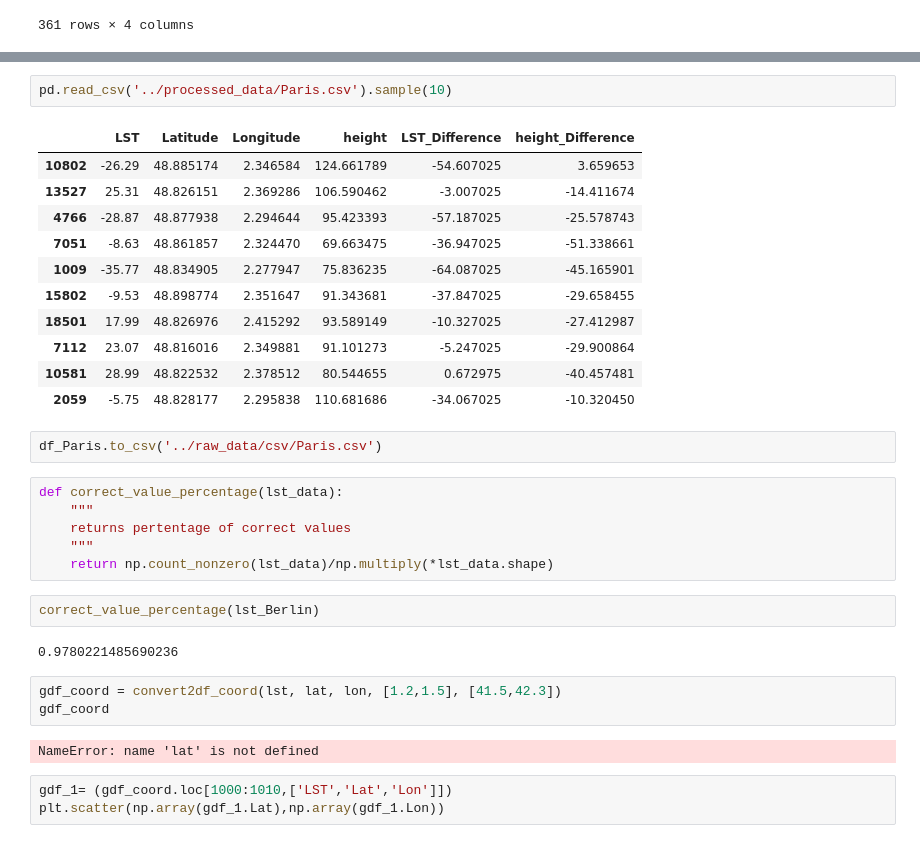
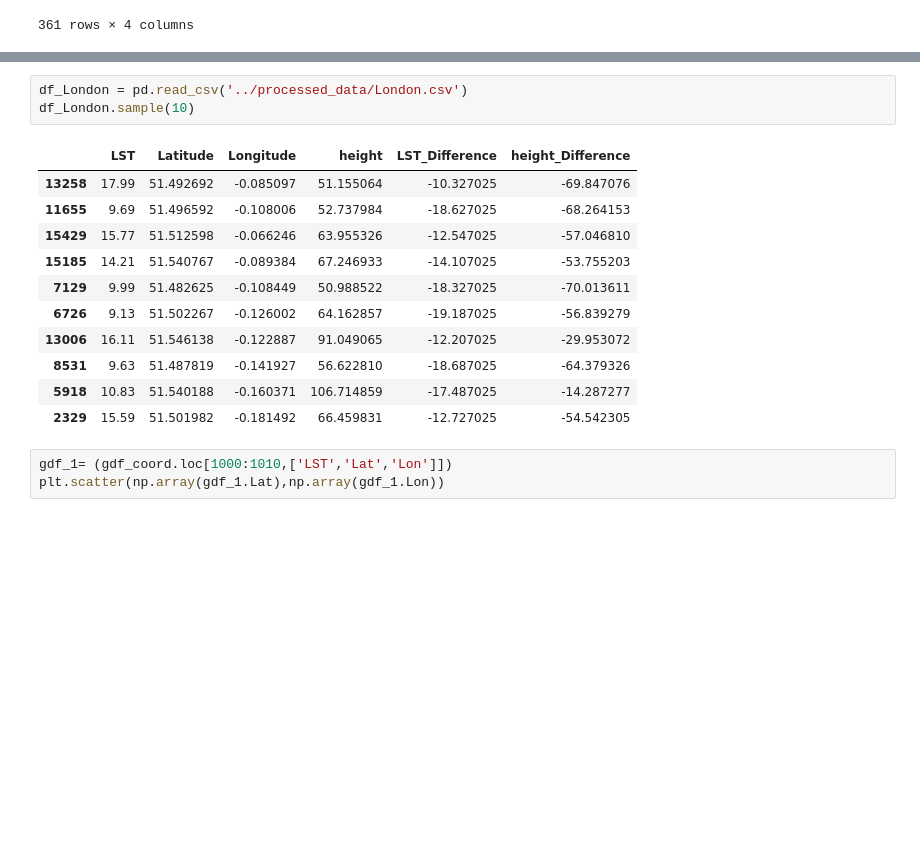
Before and after one commit to b-fa-ce/future_proofing_cities, a Jupyter notebook: notebooks/notebook.ipynb, the cells around one changed output, grey strips where cells are left out. Drawn from its saved outputs; the diff is of its cells as text; blank space fills up the shorter version.

```diff
--- a/notebooks/notebook.ipynb
+++ b/notebooks/notebook.ipynb
@@ -488,34 +337,18 @@ import pandas as pd
 # %%
-pd.read_csv('../processed_data/Paris.csv').sample(10)
+df_London = pd.read_csv('../processed_data/London.csv')
+df_London.sample(10)
 # %% [output]
 |  | LST | Latitude | Longitude | height | LST_Difference | height_Difference |
-| 10802 | -26.29 | 48.885174 | 2.346584 | 124.661789 | -54.607025 | 3.659653 |
-| 13527 | 25.31 | 48.826151 | 2.369286 | 106.590462 | -3.007025 | -14.411674 |
-| 4766 | -28.87 | 48.877938 | 2.294644 | 95.423393 | -57.187025 | -25.578743 |
-| 7051 | -8.63 | 48.861857 | 2.324470 | 69.663475 | -36.947025 | -51.338661 |
-| 1009 | -35.77 | 48.834905 | 2.277947 | 75.836235 | -64.087025 | -45.165901 |
-| 15802 | -9.53 | 48.898774 | 2.351647 | 91.343681 | -37.847025 | -29.658455 |
-| 18501 | 17.99 | 48.826976 | 2.415292 | 93.589149 | -10.327025 | -27.412987 |
-| 7112 | 23.07 | 48.816016 | 2.349881 | 91.101273 | -5.247025 | -29.900864 |
-| 10581 | 28.99 | 48.822532 | 2.378512 | 80.544655 | 0.672975 | -40.457481 |
-| 2059 | -5.75 | 48.828177 | 2.295838 | 110.681686 | -34.067025 | -10.320450 |
+| 13258 | 17.99 | 51.492692 | -0.085097 | 51.155064 | -10.327025 | -69.847076 |
+| 11655 | 9.69 | 51.496592 | -0.108006 | 52.737984 | -18.627025 | -68.264153 |
+| 15429 | 15.77 | 51.512598 | -0.066246 | 63.955326 | -12.547025 | -57.046810 |
+| 15185 | 14.21 | 51.540767 | -0.089384 | 67.246933 | -14.107025 | -53.755203 |
+| 7129 | 9.99 | 51.482625 | -0.108449 | 50.988522 | -18.327025 | -70.013611 |
+| 6726 | 9.13 | 51.502267 | -0.126002 | 64.162857 | -19.187025 | -56.839279 |
+| 13006 | 16.11 | 51.546138 | -0.122887 | 91.049065 | -12.207025 | -29.953072 |
+| 8531 | 9.63 | 51.487819 | -0.141927 | 56.622810 | -18.687025 | -64.379326 |
+| 5918 | 10.83 | 51.540188 | -0.160371 | 106.714859 | -17.487025 | -14.287277 |
+| 2329 | 15.59 | 51.501982 | -0.181492 | 66.459831 | -12.727025 | -54.542305 |
-# %%
-df_Paris.to_csv('../raw_data/csv/Paris.csv')
-# %%
-def correct_value_percentage(lst_data):
-    """
-    returns pertentage of correct values
-    """
-    return np.count_nonzero(lst_data)/np.multiply(*lst_data.shape)
-# %%
-correct_value_percentage(lst_Berlin)
-# %% [output]
-0.9780221485690236
-# %%
-gdf_coord = convert2df_coord(lst, lat, lon, [1.2,1.5], [41.5,42.3])
-gdf_coord
-# %% [output]
-NameError: name 'lat' is not defined
 # %%
 gdf_1= (gdf_coord.loc[1000:1010,['LST','Lat','Lon']])
 plt.scatter(np.array(gdf_1.Lat),np.array(gdf_1.Lon))
```
Also changed, not shown: parts of 21 cells of this notebook, 5 other files.
